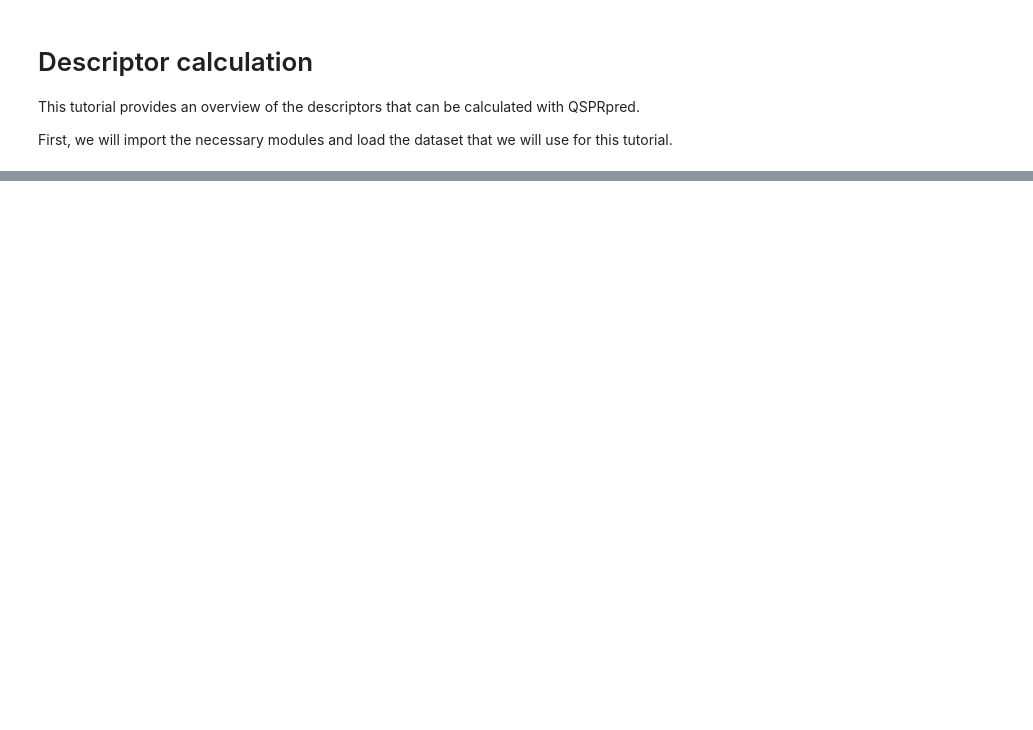
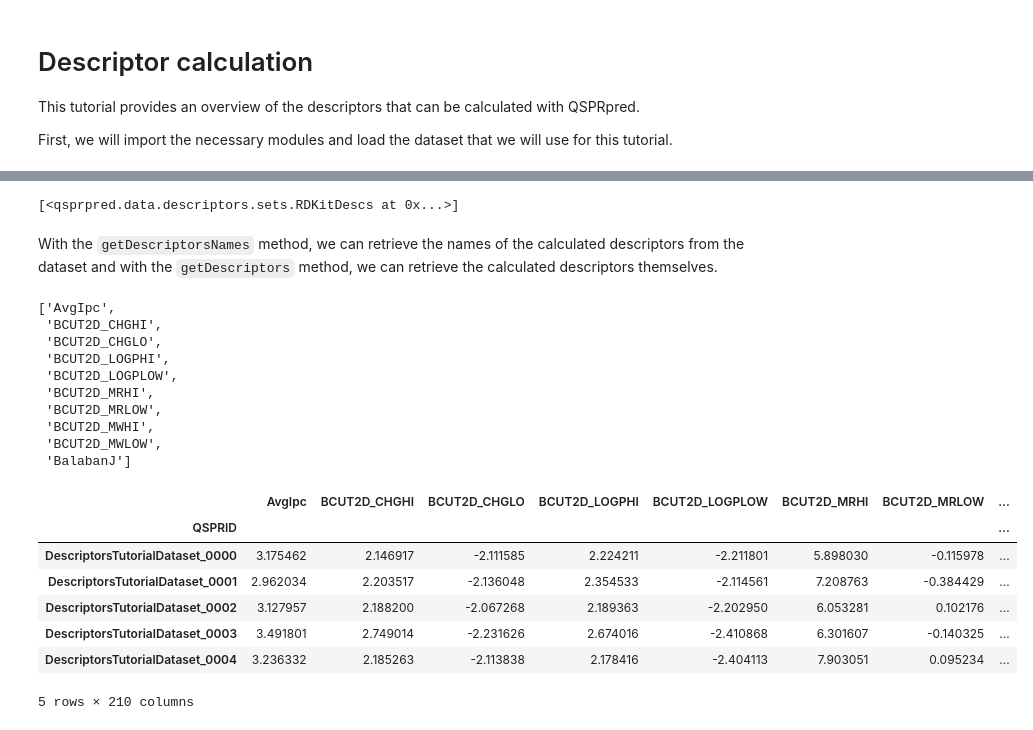
Before and after one commit to CDDLeiden/QSPRpred, a Jupyter notebook: tutorials/basics/data/descriptors.ipynb, the cells around one changed output, grey strips where cells are left out. Drawn from its saved outputs; the diff is of its cells as text; code cells hidden in the pictures; blank space fills up the shorter version.

```diff
--- a/tutorials/basics/data/descriptors.ipynb
+++ b/tutorials/basics/data/descriptors.ipynb
@@ -35,0 +42,35 @@ dataset.getDF()
+# %%
+from qsprpred.data.descriptors.sets import RDKitDescs
+
+rdkit_descs = RDKitDescs()
+
+dataset.addDescriptors([rdkit_descs])
+
+dataset.descriptorSets
+# %% [output]
+[<qsprpred.data.descriptors.sets.RDKitDescs at 0x...>]
+# %% [markdown]
+With the `getDescriptorsNames` method, we can retrieve the names of the calculated descriptors from the dataset and with the `getDescriptors` method, we can retrieve the calculated descriptors themselves.
+# %%
+display(dataset.getDescriptorNames()[0:10])
+
+display(dataset.getDescriptors().head())
+# %% [output]
+['AvgIpc',
+ 'BCUT2D_CHGHI',
+ 'BCUT2D_CHGLO',
+ 'BCUT2D_LOGPHI',
+ 'BCUT2D_LOGPLOW',
+ 'BCUT2D_MRHI',
+ 'BCUT2D_MRLOW',
+ 'BCUT2D_MWHI',
+ 'BCUT2D_MWLOW',
+ 'BalabanJ']
+|  | AvgIpc | BCUT2D_CHGHI | BCUT2D_CHGLO | BCUT2D_LOGPHI | BCUT2D_LOGPLOW | BCUT2D_MRHI | BCUT2D_MRLOW | ... |
+| QSPRID |  |  |  |  |  |  |  | ... |
+| DescriptorsTutorialDataset_0000 | 3.175462 | 2.146917 | -2.111585 | 2.224211 | -2.211801 | 5.898030 | -0.115978 | ... |
+| DescriptorsTutorialDataset_0001 | 2.962034 | 2.203517 | -2.136048 | 2.354533 | -2.114561 | 7.208763 | -0.384429 | ... |
+| DescriptorsTutorialDataset_0002 | 3.127957 | 2.188200 | -2.067268 | 2.189363 | -2.202950 | 6.053281 | 0.102176 | ... |
+| DescriptorsTutorialDataset_0003 | 3.491801 | 2.749014 | -2.231626 | 2.674016 | -2.410868 | 6.301607 | -0.140325 | ... |
+| DescriptorsTutorialDataset_0004 | 3.236332 | 2.185263 | -2.113838 | 2.178416 | -2.404113 | 7.903051 | 0.095234 | ... |
+5 rows × 210 columns
```
Also changed, not shown: parts of 16 cells of this notebook, 1 other file.
